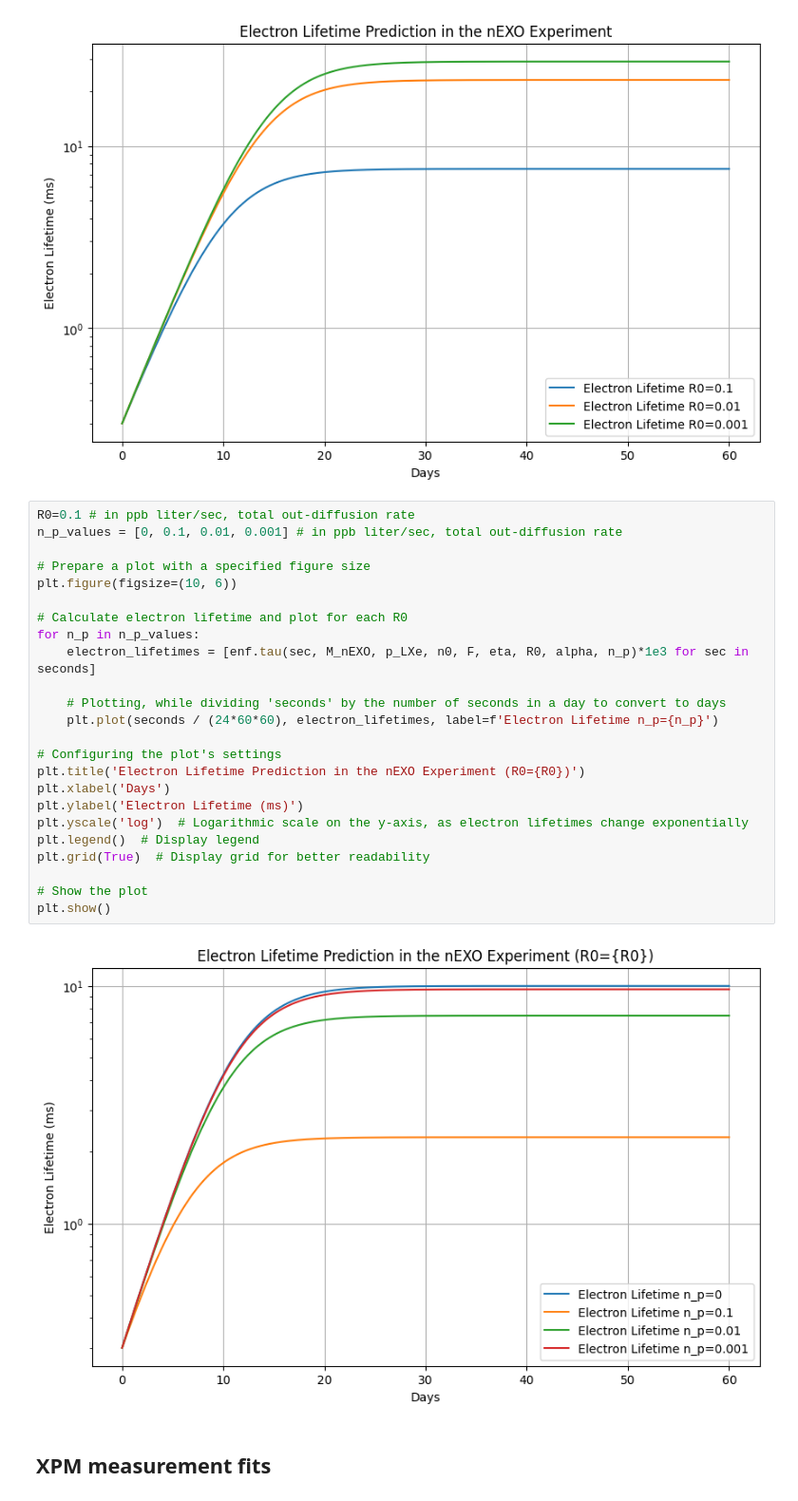
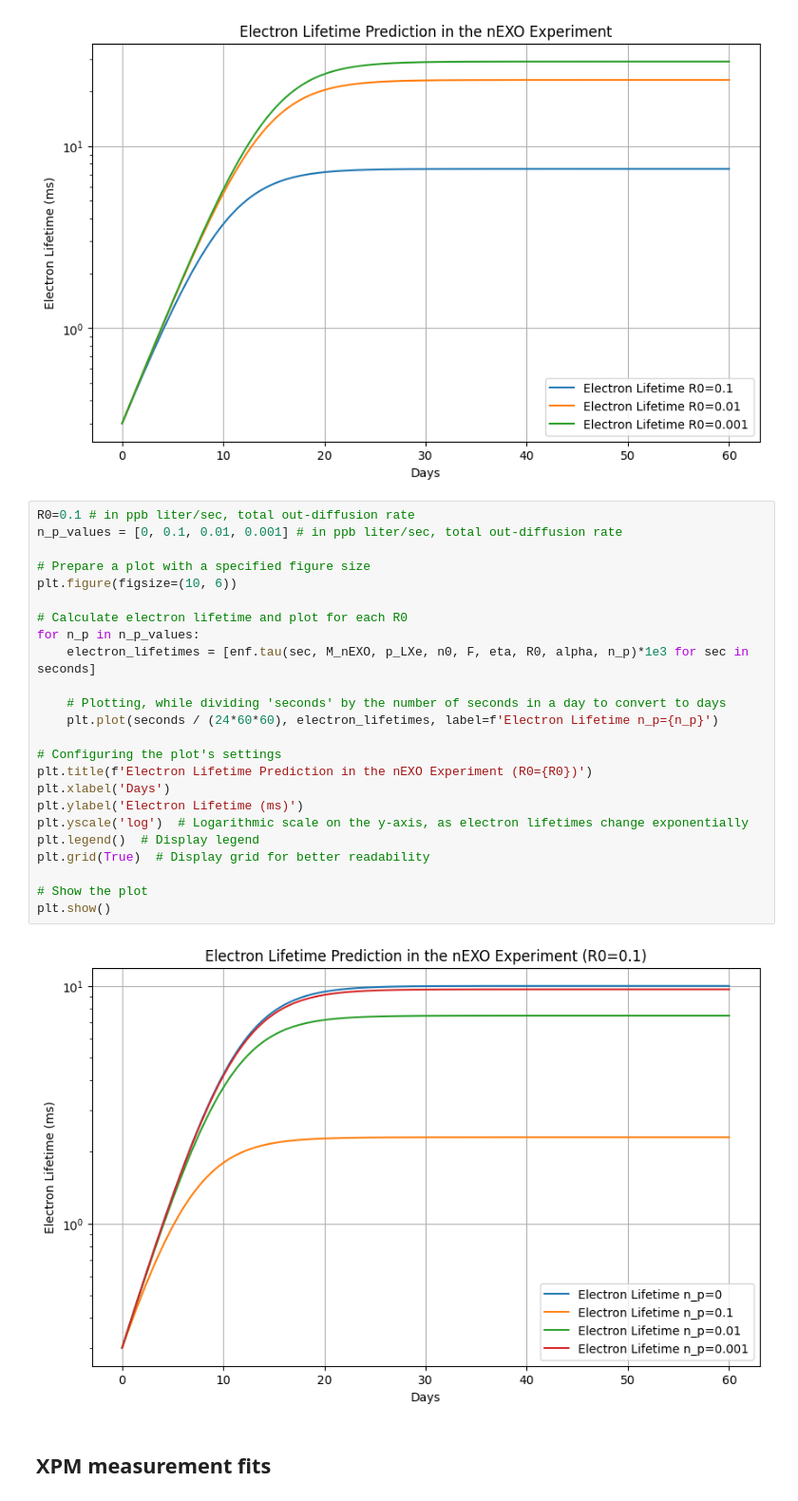
Before and after one commit to antoine-amy/Electronegative_impurities, a Jupyter notebook: Electronegative_impurities_studies.ipynb, the cells around one changed output. Shown at 95% size. Cells and saved outputs as stored; diff of their text form.

```diff
--- a/Electronegative_impurities_studies.ipynb
+++ b/Electronegative_impurities_studies.ipynb
@@ -49,29 +49,29 @@ plt.show()
 # %%
 R0=0.1 # in ppb liter/sec, total out-diffusion rate
 n_p_values = [0, 0.1, 0.01, 0.001] # in ppb liter/sec, total out-diffusion rate
 
 # Prepare a plot with a specified figure size
 plt.figure(figsize=(10, 6))
 
 # Calculate electron lifetime and plot for each R0
 for n_p in n_p_values:
     electron_lifetimes = [enf.tau(sec, M_nEXO, p_LXe, n0, F, eta, R0, alpha, n_p)*1e3 for sec in seconds]
 
     # Plotting, while dividing 'seconds' by the number of seconds in a day to convert to days
     plt.plot(seconds / (24*60*60), electron_lifetimes, label=f'Electron Lifetime n_p={n_p}')
 
 # Configuring the plot's settings
-plt.title('Electron Lifetime Prediction in the nEXO Experiment (R0={R0})')
+plt.title(f'Electron Lifetime Prediction in the nEXO Experiment (R0={R0})')
 plt.xlabel('Days')
 plt.ylabel('Electron Lifetime (ms)')
 plt.yscale('log')  # Logarithmic scale on the y-axis, as electron lifetimes change exponentially
 plt.legend()  # Display legend
 plt.grid(True)  # Display grid for better readability
 
 # Show the plot
 plt.show()
 # %% [output]
-[figure, old version]
+[figure, new version]
 # %% [markdown]
 ## XPM measurement fits
 # %%
```
Also changed, not shown: parts of 7 cells of this notebook, 2 other files.
